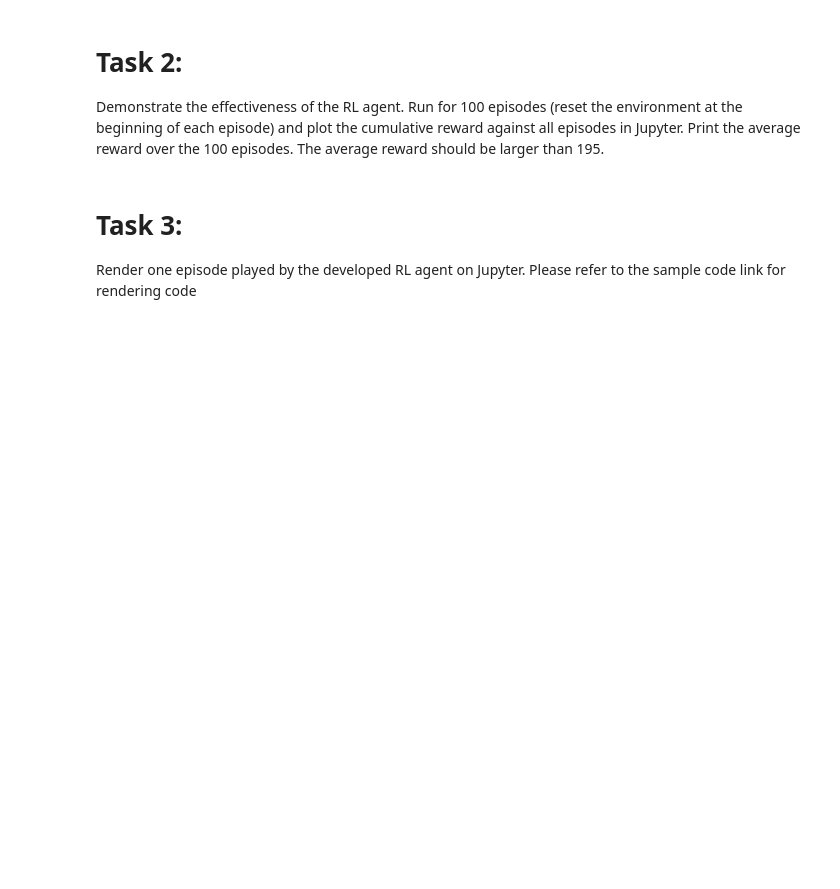
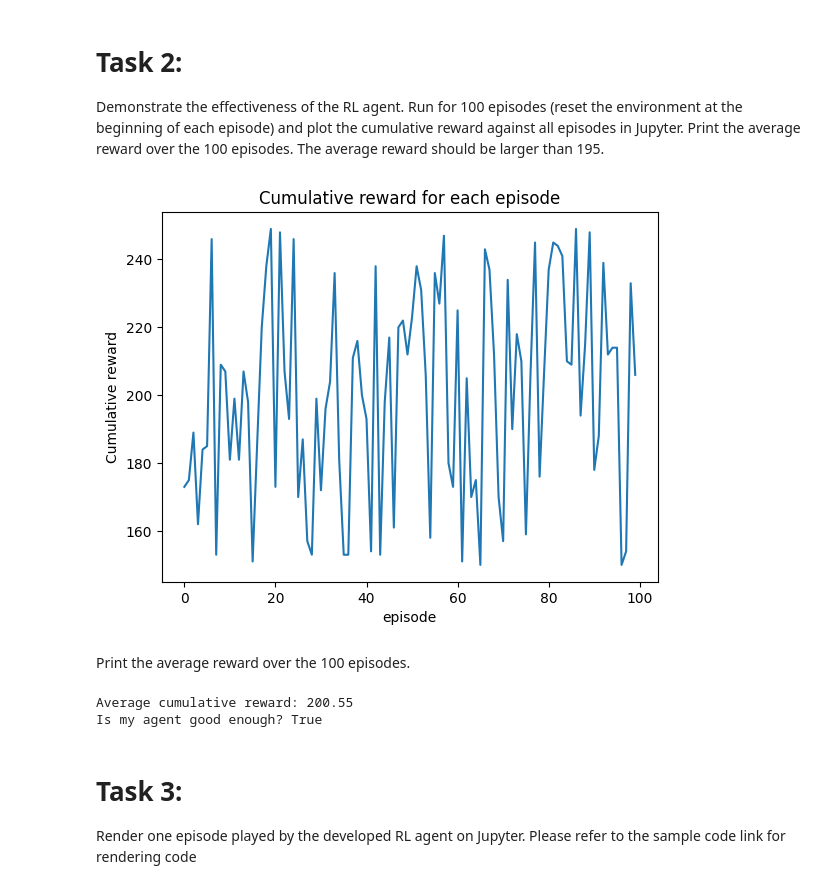
Before and after one commit to HiIAmTzeKean/SC3000-Artificial-Intelligence, a Jupyter notebook: cartpole.ipynb, the cells around one changed output. Drawn from its saved outputs; the diff is of its cells as text; code cells hidden in the pictures; blank space fills up the shorter version.

```diff
--- a/cartpole.ipynb
+++ b/cartpole.ipynb
@@ -156,6 +140,23 @@ ValueError: not enough values to unpack (expected 5, got 2)
 # Task 2:
 
 Demonstrate the effectiveness of the RL agent. Run for 100 episodes (reset the environment at the beginning of each episode) and plot the cumulative reward against all episodes in Jupyter. Print the average reward over the 100 episodes. The average reward should be larger than 195.
+# %%
+episode_results = np.random.randint(150, 250, size=100)
+plt.plot(episode_results)
+plt.title('Cumulative reward for each episode')
+plt.ylabel('Cumulative reward')
+plt.xlabel('episode')
+plt.show()
+# %% [output]
+[figure, added]
+# %% [markdown]
+Print the average reward over the 100 episodes.
+# %%
+print("Average cumulative reward:", episode_results.mean())
+print("Is my agent good enough?", episode_results.mean() > 195)
+# %% [output]
+Average cumulative reward: 200.55
+Is my agent good enough? True
 # %% [markdown]
 # Task 3:
 Render one episode played by the developed RL agent on Jupyter. Please refer to the sample code link for rendering code
```
Also changed, not shown: parts of 11 cells of this notebook, 2 other files.
